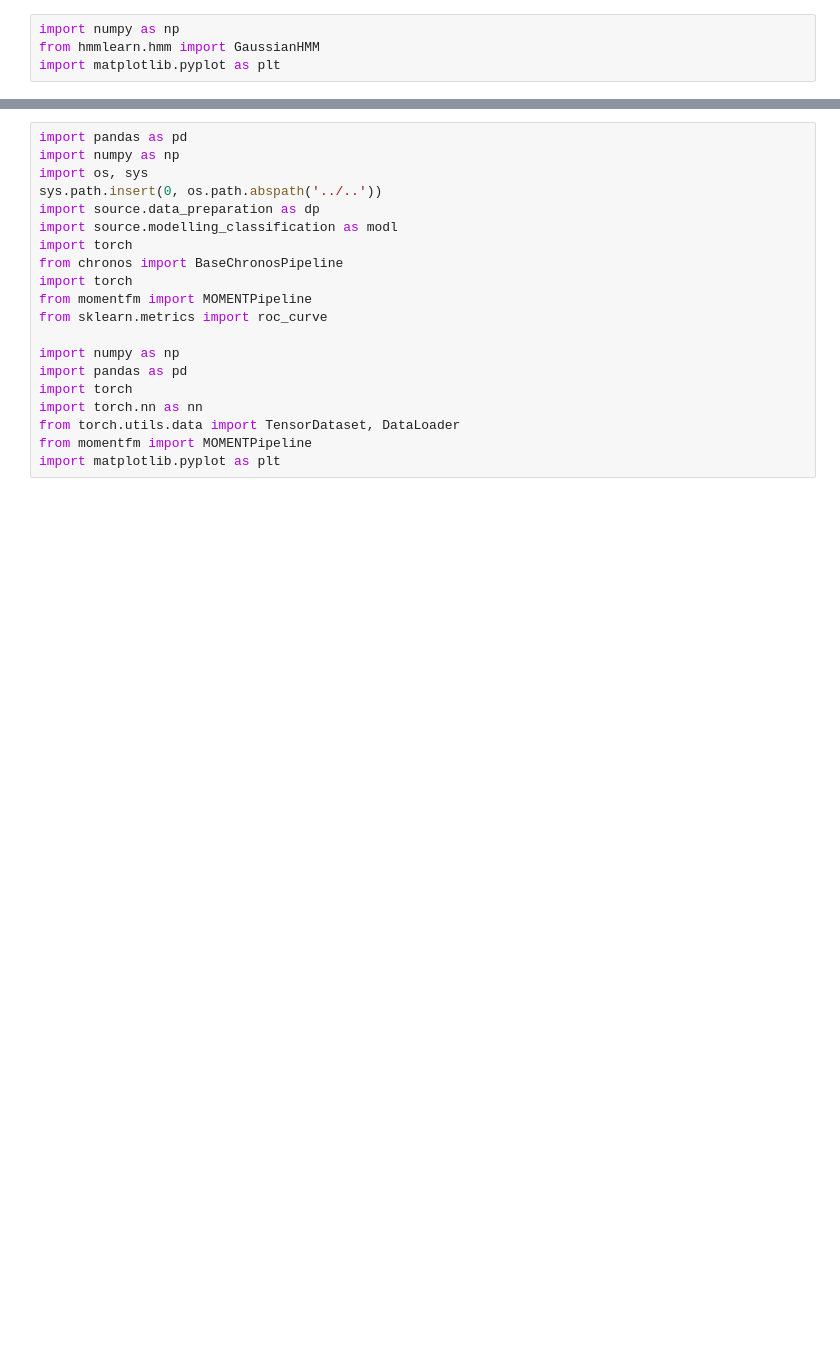
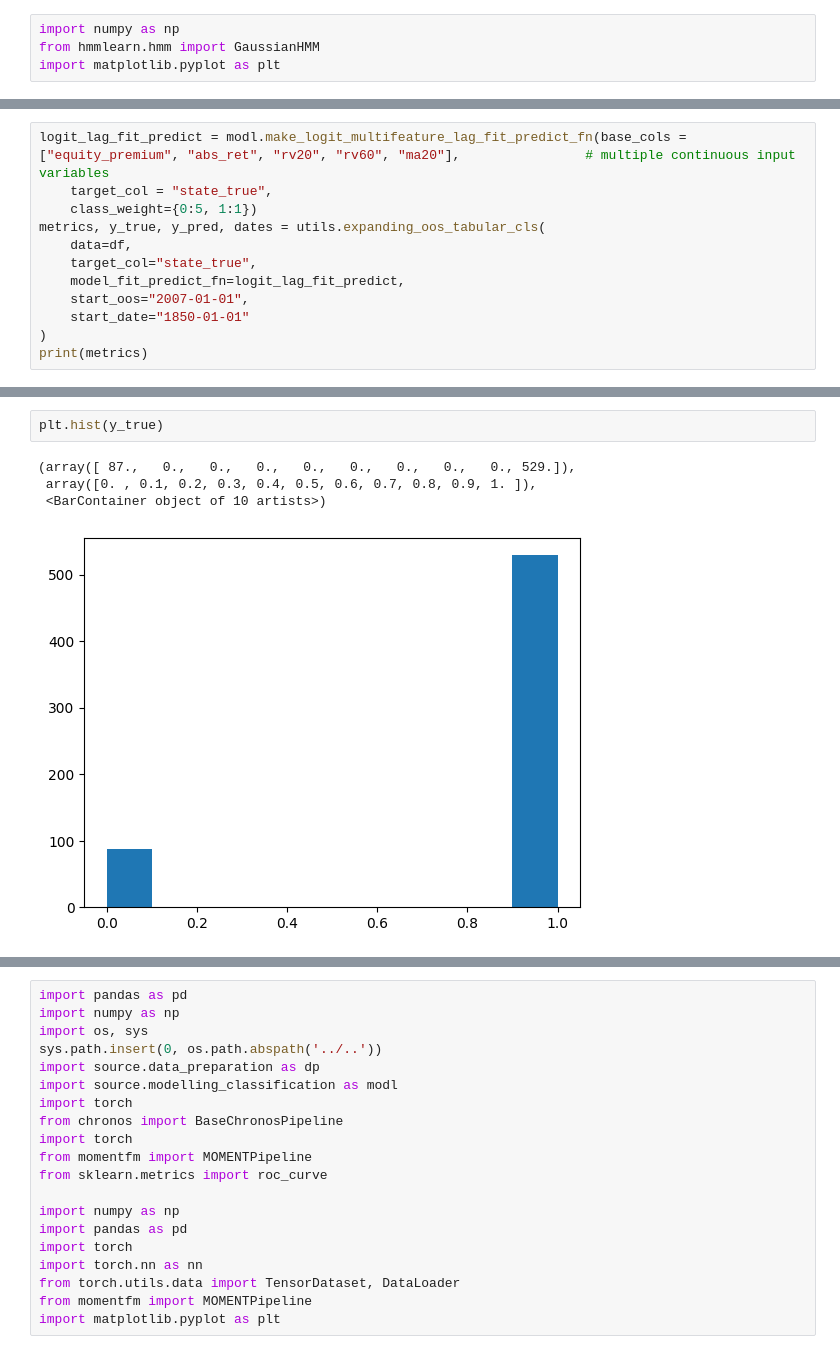
Before and after one commit to KiliTili/Masterarbeit, a Jupyter notebook: Notebooks/simulation/simulation.ipynb, the cells around one changed output, grey strips where cells are left out. Saved outputs shown, nothing was run; the diff lists cells and outputs as text; blank space fills up the shorter version.

```diff
--- a/Notebooks/simulation/simulation.ipynb
+++ b/Notebooks/simulation/simulation.ipynb
@@ -78,0 +225,12 @@ plt.show()
+# %%
+logit_lag_fit_predict = modl.make_logit_multifeature_lag_fit_predict_fn(base_cols = ["equity_premium", "abs_ret", "rv20", "rv60", "ma20"],                # multiple continuous input variables
+    target_col = "state_true",
+    class_weight={0:5, 1:1})
+metrics, y_true, y_pred, dates = utils.expanding_oos_tabular_cls(
+    data=df,
+    target_col="state_true",
+    model_fit_predict_fn=logit_lag_fit_predict,
+    start_oos="2007-01-01",
+    start_date="1850-01-01"
+)
+print(metrics)
@@ -78,0 +240,7 @@ plt.show()
+# %%
+plt.hist(y_true)
+# %% [output]
+(array([ 87.,   0.,   0.,   0.,   0.,   0.,   0.,   0.,   0., 529.]),
+ array([0. , 0.1, 0.2, 0.3, 0.4, 0.5, 0.6, 0.7, 0.8, 0.9, 1. ]),
+ <BarContainer object of 10 artists>)
+[figure, added]
```
Also changed, not shown: parts of 16 cells of this notebook, 1 other file.
